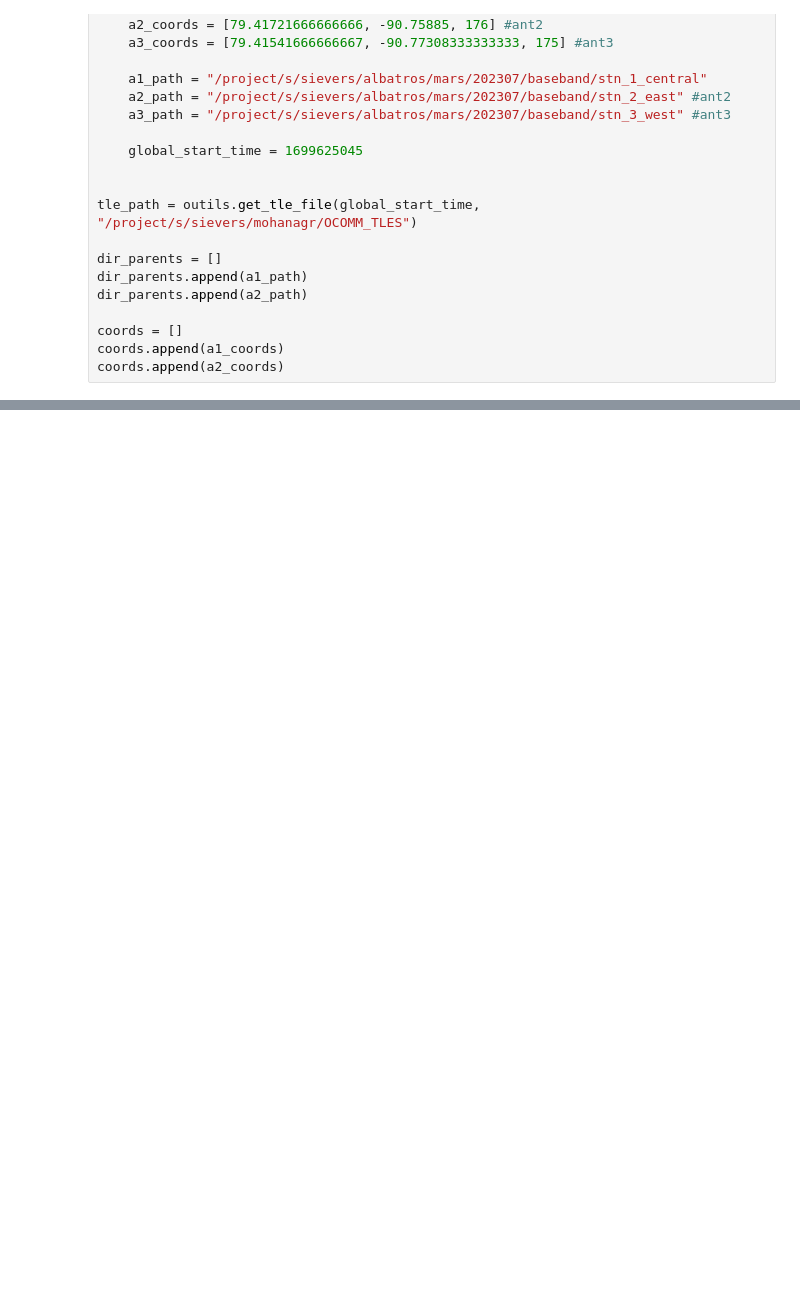
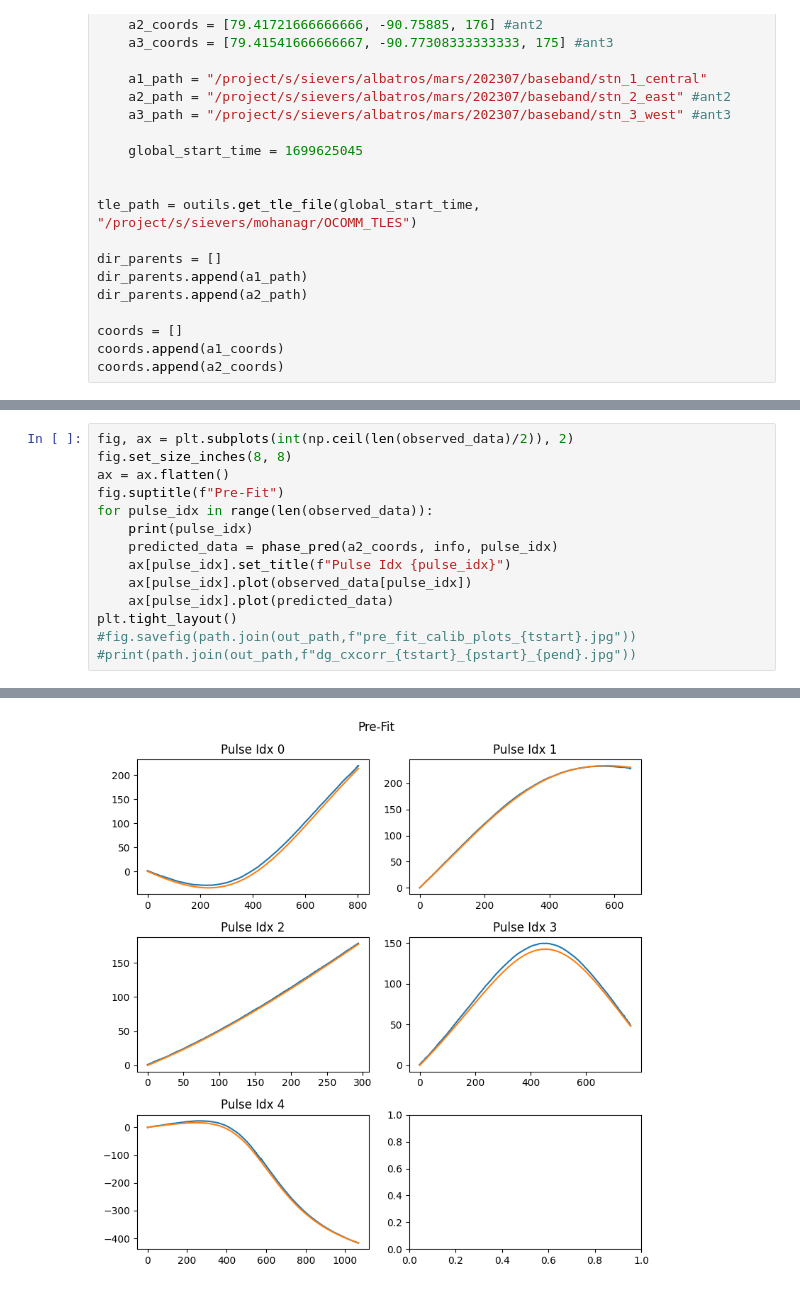
Before and after one commit to ALBATROS-Experiment/albatros_analysis, a Jupyter notebook: scripts/coordinate_calib/calib_iterate_pulse.ipynb, the cells around one changed output, grey strips where cells are left out. Drawn from its saved outputs; the diff is of its cells as text; blank space fills up the shorter version.

```diff
--- a/scripts/coordinate_calib/calib_iterate_pulse.ipynb
+++ b/scripts/coordinate_calib/calib_iterate_pulse.ipynb
@@ -265,0 +268,15 @@ took 1.468 seconds to read raw data on  /scratch/s/sievers/mohanagr/mars2_2024/b
+# %%
+fig, ax = plt.subplots(int(np.ceil(len(observed_data)/2)), 2)
+fig.set_size_inches(8, 8)
+ax = ax.flatten()
+fig.suptitle(f"Pre-Fit")
+for pulse_idx in range(len(observed_data)):
+    print(pulse_idx)
+    predicted_data = phase_pred(a2_coords, info, pulse_idx)
+    ax[pulse_idx].set_title(f"Pulse Idx {pulse_idx}")
+    ax[pulse_idx].plot(observed_data[pulse_idx])
+    ax[pulse_idx].plot(predicted_data)
+plt.tight_layout()
+#fig.savefig(path.join(out_path,f"pre_fit_calib_plots_{tstart}.jpg"))
+#print(path.join(out_path,f"dg_cxcorr_{tstart}_{pstart}_{pend}.jpg"))
+# %% [output]
@@ -265,0 +293 @@ took 1.468 seconds to read raw data on  /scratch/s/sievers/mohanagr/mars2_2024/b
+[figure, added]
```
Also changed, not shown: parts of 14 cells of this notebook, 1 other file.
